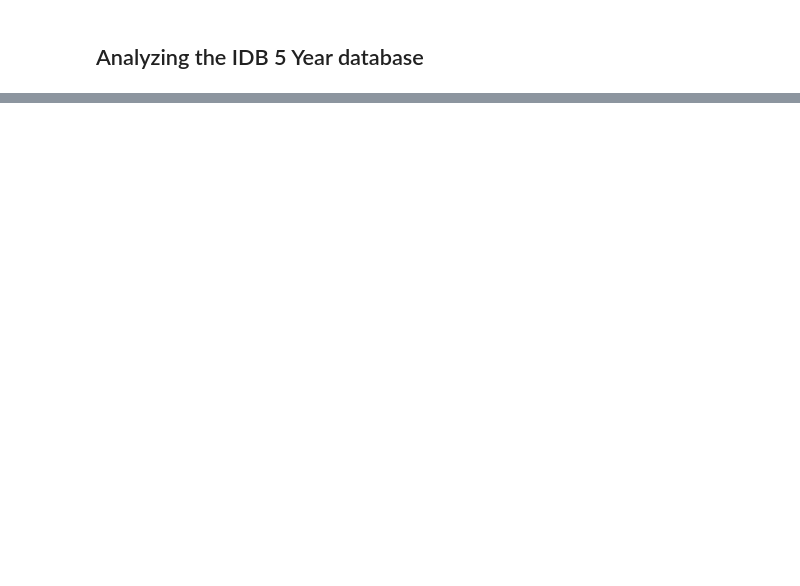
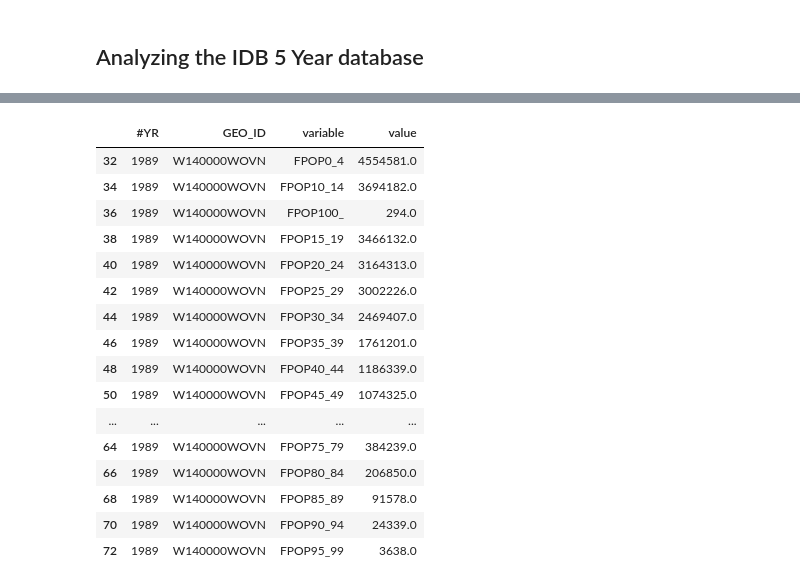
Before and after one commit to thaianle/international-database, a Jupyter notebook: idb5yr-python.ipynb, the cells around one changed output, grey strips where cells are left out. Drawn from its saved outputs; the diff is of its cells as text; code cells hidden in the pictures; blank space fills up the shorter version.

```diff
--- a/idb5yr-python.ipynb
+++ b/idb5yr-python.ipynb
@@ -151,0 +163,3 @@ rni_2020.sort_values('RNI', ascending = True).head(5)
+# %%
+vn_comparison = idb5yr[np.logical_and(idb5yr['#YR'].isin([1989, 2020]), idb5yr['GEO_ID'] == 'W140000WOVN')]
+vn_comparison
@@ -151,0 +170,4 @@ rni_2020.sort_values('RNI', ascending = True).head(5)
+# %%
+# Reshape the table from wide to long format for easier plotting and comparison
+vn_comparison_long = vn_comparison.melt(id_vars = ['#YR', 'GEO_ID'])
+vn_comparison_long.head(10)
@@ -151,0 +186,24 @@ rni_2020.sort_values('RNI', ascending = True).head(5)
+# %%
+vn_1989 = vn_comparison_long[vn_comparison_long['#YR'] == 1989]
+vn_1989 = vn_1989[vn_1989['variable'].isin(['FPOP0_4', 'FPOP5_9', 'FPOP10_14', 'FPOP15_19', 'FPOP20_24', 'FPOP25_29', 'FPOP30_34', 'FPOP35_39',
+                                          'FPOP40_44', 'FPOP45_49', 'FPOP50_54', 'FPOP55_59', 'FPOP60_64', 'FPOP65_69', 'FPOP70_74', 'FPOP75_79',
+                                          'FPOP80_84', 'FPOP85_89', 'FPOP90_94', 'FPOP95_99', 'FPOP100_'])]
+vn_1989
+# %% [output]
+|  | #YR | GEO_ID | variable | value |
+| 32 | 1989 | W140000WOVN | FPOP0_4 | 4554581.0 |
+| 34 | 1989 | W140000WOVN | FPOP10_14 | 3694182.0 |
+| 36 | 1989 | W140000WOVN | FPOP100_ | 294.0 |
+| 38 | 1989 | W140000WOVN | FPOP15_19 | 3466132.0 |
+| 40 | 1989 | W140000WOVN | FPOP20_24 | 3164313.0 |
+| 42 | 1989 | W140000WOVN | FPOP25_29 | 3002226.0 |
+| 44 | 1989 | W140000WOVN | FPOP30_34 | 2469407.0 |
+| 46 | 1989 | W140000WOVN | FPOP35_39 | 1761201.0 |
+| 48 | 1989 | W140000WOVN | FPOP40_44 | 1186339.0 |
+| 50 | 1989 | W140000WOVN | FPOP45_49 | 1074325.0 |
+| ... | ... | ... | ... | ... |
+| 64 | 1989 | W140000WOVN | FPOP75_79 | 384239.0 |
+| 66 | 1989 | W140000WOVN | FPOP80_84 | 206850.0 |
+| 68 | 1989 | W140000WOVN | FPOP85_89 | 91578.0 |
+| 70 | 1989 | W140000WOVN | FPOP90_94 | 24339.0 |
+| 72 | 1989 | W140000WOVN | FPOP95_99 | 3638.0 |
```
Also changed, not shown: parts of 9 cells of this notebook.
